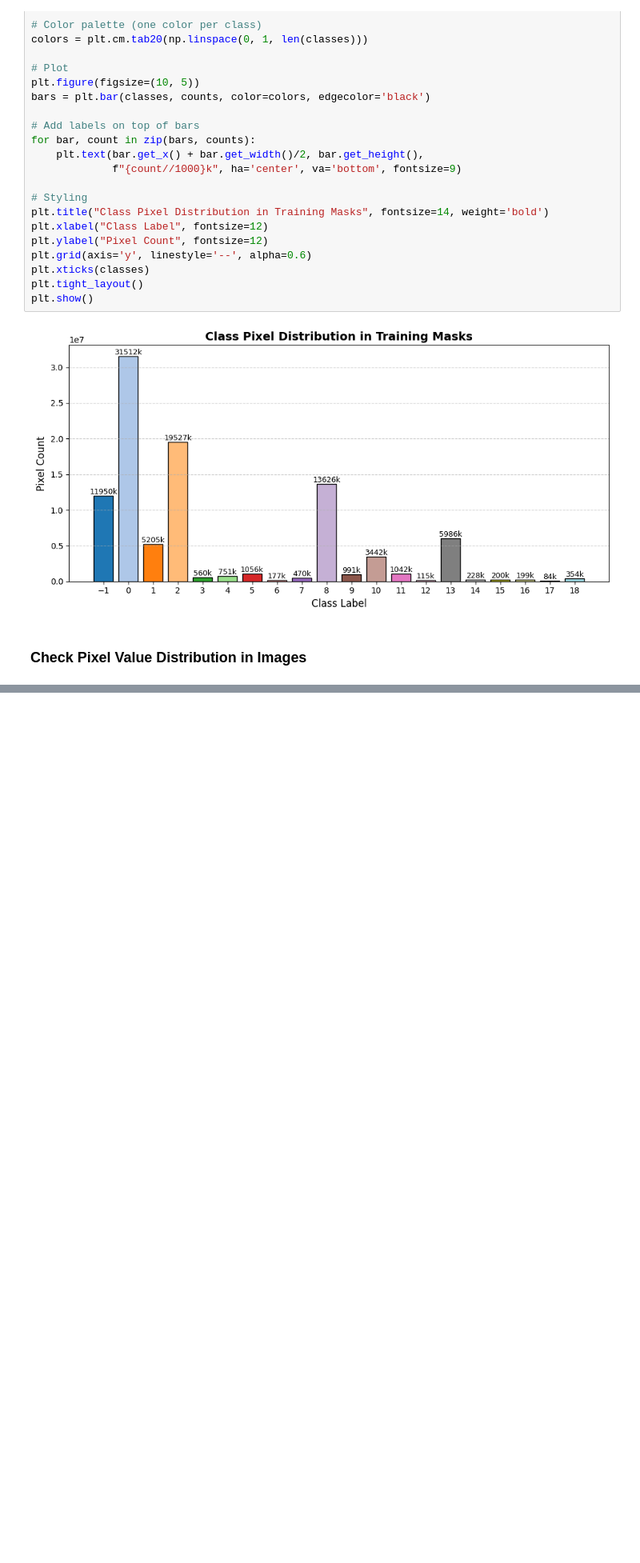
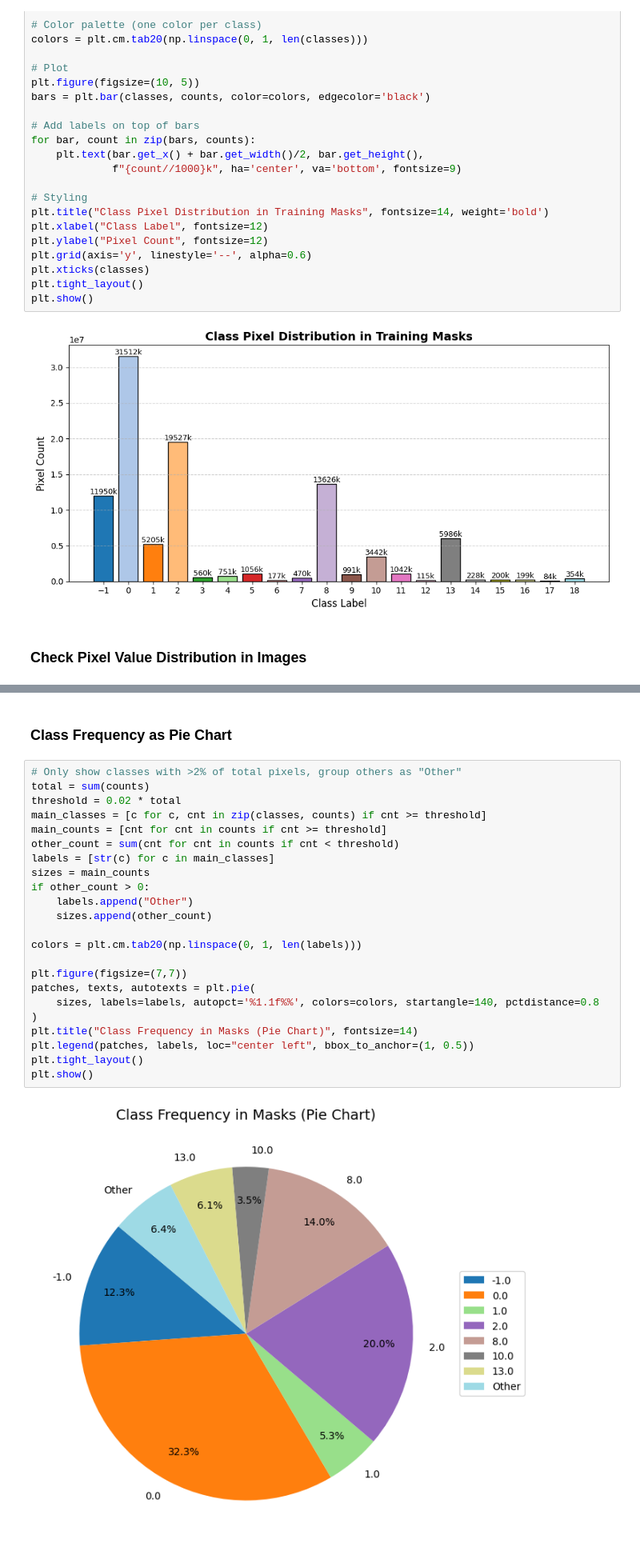
Before and after one commit to murad-02/RoadSegmentation, a Jupyter notebook: NotebookFile/Segmentation.ipynb, the cells around one changed output, grey strips where cells are left out. Shown at 80% size. Saved outputs shown, nothing was run; the diff lists cells and outputs as text; blank space fills up the shorter version.

```diff
--- a/NotebookFile/Segmentation.ipynb
+++ b/NotebookFile/Segmentation.ipynb
@@ -201,0 +229,27 @@ plt.show()
+# %% [markdown]
+### Class Frequency as Pie Chart
+# %%
+# Only show classes with >2% of total pixels, group others as "Other"
+total = sum(counts)
+threshold = 0.02 * total
+main_classes = [c for c, cnt in zip(classes, counts) if cnt >= threshold]
+main_counts = [cnt for cnt in counts if cnt >= threshold]
+other_count = sum(cnt for cnt in counts if cnt < threshold)
+labels = [str(c) for c in main_classes]
+sizes = main_counts
+if other_count > 0:
+    labels.append("Other")
+    sizes.append(other_count)
+
+colors = plt.cm.tab20(np.linspace(0, 1, len(labels)))
+
+plt.figure(figsize=(7,7))
+patches, texts, autotexts = plt.pie(
+    sizes, labels=labels, autopct='%1.1f%%', colors=colors, startangle=140, pctdistance=0.8
+)
+plt.title("Class Frequency in Masks (Pie Chart)", fontsize=14)
+plt.legend(patches, labels, loc="center left", bbox_to_anchor=(1, 0.5))
+plt.tight_layout()
+plt.show()
+# %% [output]
+[figure, added]
```
Also changed, not shown: parts of 10 cells of this notebook.
